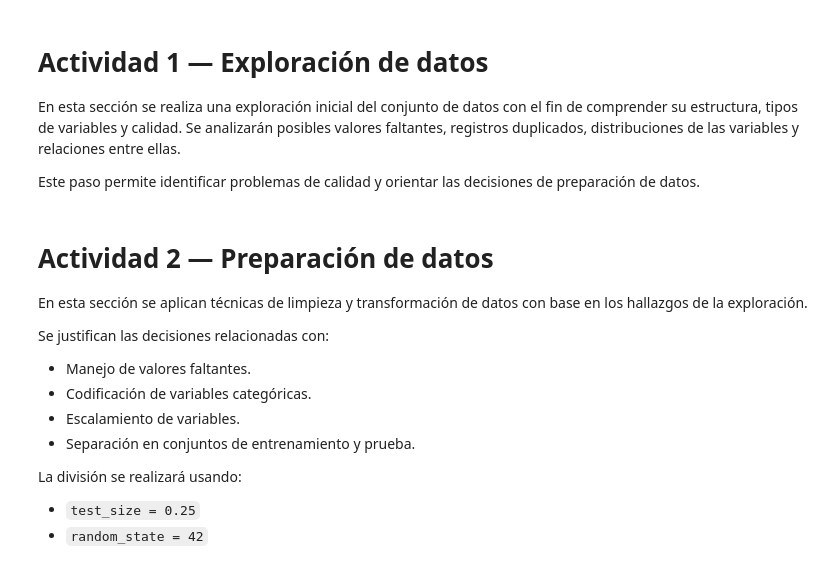
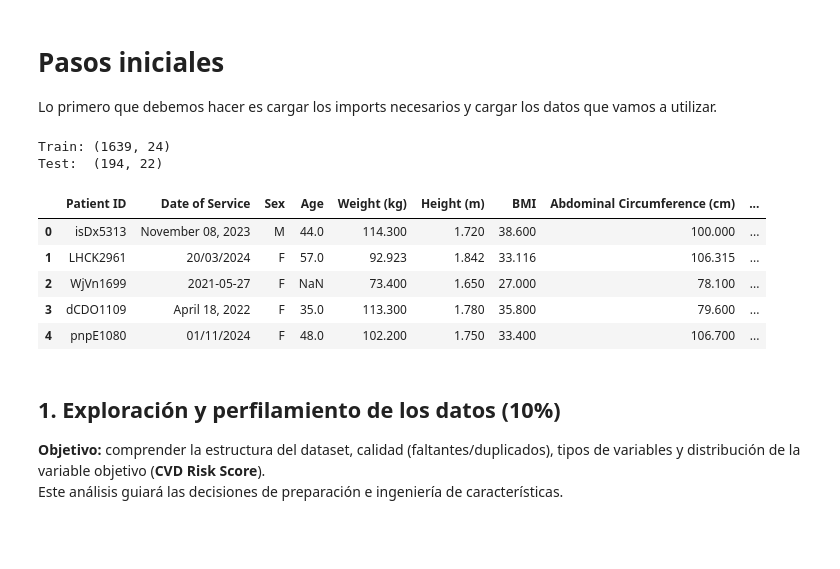
Before and after one commit to DanielDiab/Lab-1-Aprendizaje-de-Maquina, a Jupyter notebook: notebooks/AlpesHearth_Lab1.ipynb, the cells around one changed output. Cells and saved outputs as stored; diff of their text form; code cells hidden in the pictures; blank space fills up the shorter version.

```diff
--- a/notebooks/AlpesHearth_Lab1.ipynb
+++ b/notebooks/AlpesHearth_Lab1.ipynb
@@ -1,21 +1,46 @@
 # %% [markdown]
-# Actividad 1 — Exploración de datos
+# Pasos iniciales
 
-En esta sección se realiza una exploración inicial del conjunto de datos con el fin de comprender su estructura, tipos de variables y calidad. Se analizarán posibles valores faltantes, registros duplicados, distribuciones de las variables y relaciones entre ellas.
-
-Este paso permite identificar problemas de calidad y orientar las decisiones de preparación de datos.
+Lo primero que debemos hacer es cargar los imports necesarios y cargar los datos que vamos a utilizar.
+# %%
+import pandas as pd
+import numpy as np
+import matplotlib.pyplot as plt
+
+pd.set_option("display.max_columns", 200)
+
+# Rutas
+ruta_train = "../data/Datos Lab 1.csv"
+ruta_test  = "../data/Datos Test Lab 1.csv"
+ruta_dicc  = "../data/DiccPacientes.xlsx"
+
+def cargar_csv(ruta):
+    try:
+        df = pd.read_csv(ruta)
+        if df.shape[1] == 1:
+            df = pd.read_csv(ruta, sep=";")
+    except:
+        df = pd.read_csv(ruta, sep=";")
+    return df
+
+datos_entrenamiento = cargar_csv(ruta_train)
+datos_prueba = cargar_csv(ruta_test)
+
+print("Train:", datos_entrenamiento.shape)
+print("Test: ", datos_prueba.shape)
+
+datos_entrenamiento.head()
+# %% [output]
+Train: (1639, 24)
+Test:  (194, 22)
+|  | Patient ID | Date of Service | Sex | Age | Weight (kg) | Height (m) | BMI | Abdominal Circumference (cm) | ... |
+| 0 | isDx5313 | November 08, 2023 | M | 44.0 | 114.300 | 1.720 | 38.600 | 100.000 | ... |
+| 1 | LHCK2961 | 20/03/2024 | F | 57.0 | 92.923 | 1.842 | 33.116 | 106.315 | ... |
+| 2 | WjVn1699 | 2021-05-27 | F | NaN | 73.400 | 1.650 | 27.000 | 78.100 | ... |
+| 3 | dCDO1109 | April 18, 2022 | F | 35.0 | 113.300 | 1.780 | 35.800 | 79.600 | ... |
+| 4 | pnpE1080 | 01/11/2024 | F | 48.0 | 102.200 | 1.750 | 33.400 | 106.700 | ... |
 # %% [markdown]
-# Actividad 2 — Preparación de datos
+## 1. Exploración y perfilamiento de los datos (10%)
 
-En esta sección se aplican técnicas de limpieza y transformación de datos con base en los hallazgos de la exploración.
-
-Se justifican las decisiones relacionadas con:
-- Manejo de valores faltantes.
-- Codificación de variables categóricas.
-- Escalamiento de variables.
-- Separación en conjuntos de entrenamiento y prueba.
-
-La división se realizará usando:
-
-- `test_size = 0.25`
-- `random_state = 42`
+**Objetivo:** comprender la estructura del dataset, calidad (faltantes/duplicados), tipos de variables y distribución de la variable objetivo (**CVD Risk Score**).
+Este análisis guiará las decisiones de preparación e ingeniería de características.
```
Also changed, not shown: parts of 29 cells of this notebook, 1 other file.
